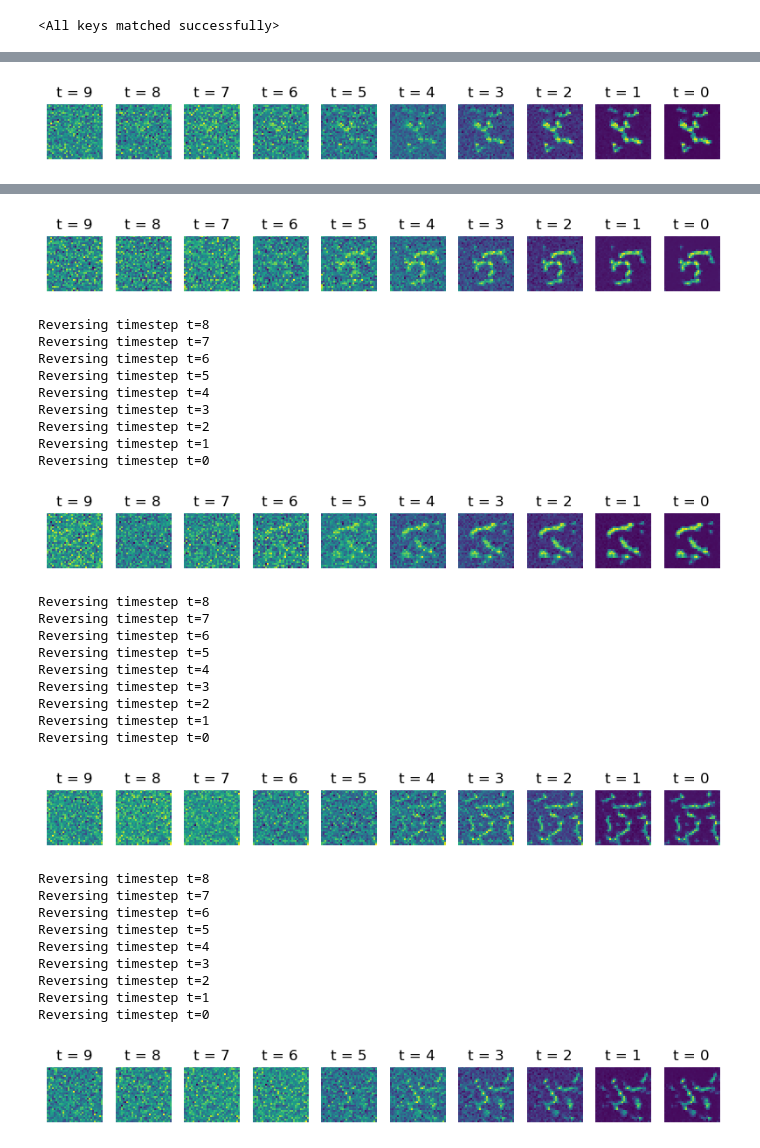
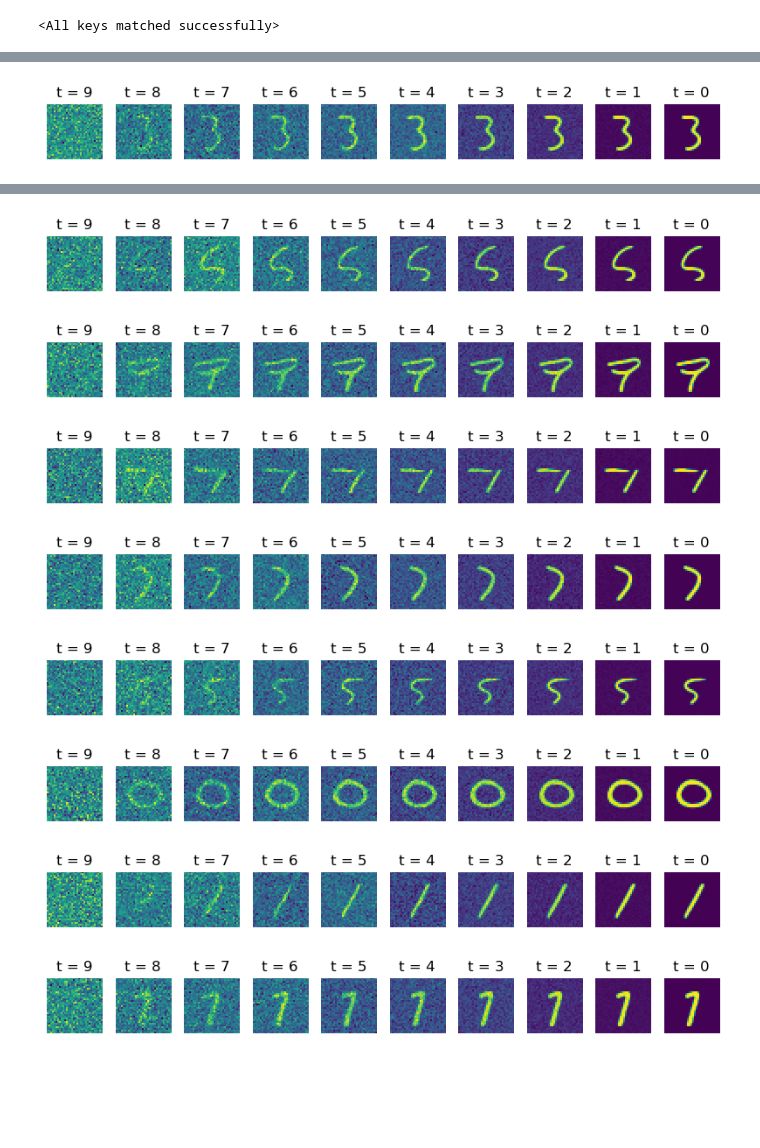
Before and after one commit to myfatemi04/robots-spring-2024, a Jupyter notebook: sanity_checks/inspect_model.ipynb, the cells around one changed output, grey strips where cells are left out. Drawn from its saved outputs; the diff is of its cells as text; code cells hidden in the pictures; blank space fills up the shorter version.

```diff
--- a/sanity_checks/inspect_model.ipynb
+++ b/sanity_checks/inspect_model.ipynb
@@ -66,6 +55,7 @@ beta_max = 0.02
 betas = -(torch.cos(torch.linspace(0, np.pi, noise_levels, device=device)) - 1) / 2 * (beta_max - beta_min) + beta_min
 alphabar = torch.cumprod(1 - betas, dim=0)
 # scale to make alphabar = 0 at the end
+orig_alphabar = alphabar
 orig_alphabar0 = alphabar[0]
 alphabar = alphabar - alphabar[-1]
 alphabar = alphabar * orig_alphabar0 / alphabar[0]
@@ -74,8 +64,8 @@ sqrt_alphabar = torch.sqrt(alphabar)
 # noise std. deviations
 sqrt_one_minus_alphabar = torch.sqrt(1 - alphabar)
 sigmas = sqrt_one_minus_alphabar
-alphabar_0 = torch.tensor([1, *alphabar])
-rescaled_alpha = alphabar_0[1:] / alphabar_0[:-1]
+alphabarwith1 = torch.tensor([1, *alphabar])
+rescaled_alpha = alphabarwith1[1:] / alphabarwith1[:-1]
 rescaled_beta = 1 - rescaled_alpha
 # %%
 plt.rcParams['figure.figsize'] = [8, 4]
@@ -131,7 +123,7 @@ UpBlock: 16 16
 UpBlock: 16 16
 <All keys matched successfully>
 # %%
-for shot in range(5):
+for shot in range(10):
     # Start with random noise
     sample = torch.randn(1, 32, 32, device=device, dtype=torch.float)
 
@@ -139,30 +131,30 @@ for shot in range(5):
 
     num_timesteps = len(sigmas)
     for t in reversed(range(9)):
-        print("Reversing timestep t=" + str(t))
         # choose previous sample
         alpha_t = rescaled_alpha[t]
         beta_t = rescaled_beta[t]
         alphabar_t = alphabar[t]
 
         t_tensor = torch.tensor([t + 1], device=device, dtype=torch.float)
-        sample_tensor = sample.unsqueeze(0)
-        with torch.no_grad():
-            predicted_noise = model(sample_tensor, t_tensor)[0]
+        for i in range(5):
+            sample_tensor = sample.unsqueeze(0)
+            with torch.no_grad():
+                predicted_noise = model(sample_tensor, t_tensor)[0]
 
-        # \mu_{t} tilde
-        mut_tilde = torch.rsqrt(alpha_t) * (sample - (1 - alpha_t) * torch.rsqrt(1 - alphabar_t) * predicted_noise)
+                # \mu_{t} tilde
+                mut_tilde = torch.rsqrt(alpha_t) * (sample - (1 - alpha_t) * torch.rsqrt(1 - alphabar_t) * predicted_noise)
 
-        if t > 0:
-            # variance of the prediction for the previous step
-            # when t = 0, the variance is 0, as we are theoretically
-            # predicting the original sample itself
-            # \beta_{t} tilde
-            betat_tilde = 1/((alpha_t / beta_t) + 1/(1 - alphabar[t - 1]))
-            resample_noise = torch.randn_like(sample)
-            sample = mut_tilde + torch.sqrt(betat_tilde) * resample_noise
-        else:
-            sample = mut_tilde
+                if t > 0:
+                    # variance of the prediction for the previous step
+                    # when t = 0, the variance is 0, as we are theoretically
+                    # predicting the original sample itself
+                    # \beta_{t} tilde
+                    betat_tilde = 1/((alpha_t / beta_t) + 1/(1 - alphabar[t - 1]))
+                    resample_noise = torch.randn_like(sample)
+                    sample = mut_tilde + torch.sqrt(betat_tilde) * resample_noise
+                else:
+                    sample = mut_tilde
 
         samples.append(sample)
 
@@ -190 +173 @@ Reversing timestep t=0
-[figure, old version]
+[figure, new version]
@@ -200,31 +174,8 @@ Reversing timestep t=0
-[figure, old version]
+[figure, new version]
-Reversing timestep t=8
-Reversing timestep t=7
-Reversing timestep t=6
-Reversing timestep t=5
-Reversing timestep t=4
-Reversing timestep t=3
-Reversing timestep t=2
-Reversing timestep t=1
-Reversing timestep t=0
-[figure, old version]
+[figure, new version]
-Reversing timestep t=8
-Reversing timestep t=7
-Reversing timestep t=6
-Reversing timestep t=5
-Reversing timestep t=4
-Reversing timestep t=3
-Reversing timestep t=2
-Reversing timestep t=1
-Reversing timestep t=0
-[figure, old version]
+[figure, new version]
-Reversing timestep t=8
-Reversing timestep t=7
-Reversing timestep t=6
-Reversing timestep t=5
-Reversing timestep t=4
-Reversing timestep t=3
-Reversing timestep t=2
-Reversing timestep t=1
-Reversing timestep t=0
-[figure, old version]
+[figure, new version]
+[figure, added]
+[figure, added]
+[figure, added]
+[figure, added]
```
Also changed, not shown: parts of 5 cells of this notebook, 1 other file.
